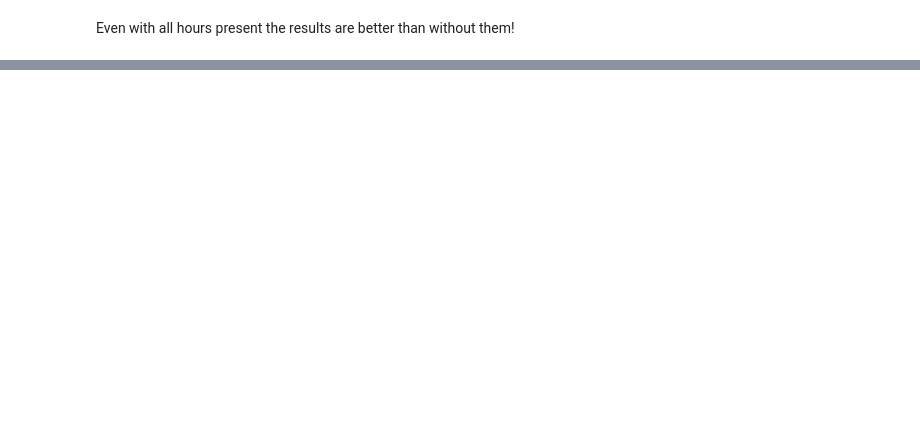
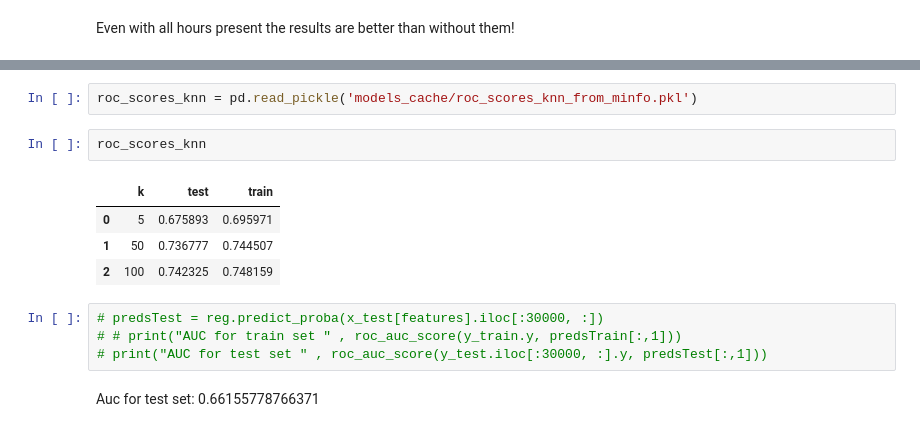
Before and after one commit to kmatusz/accidents, a Jupyter notebook: Modeling.ipynb, the cells around one changed output, grey strips where cells are left out. Cells and saved outputs as stored; diff of their text form; blank space fills up the shorter version.

```diff
--- a/Modeling.ipynb
+++ b/Modeling.ipynb
@@ -1128,0 +1284,15 @@ AUC for test set  0.714902540071862
+# %%
+roc_scores_knn = pd.read_pickle('models_cache/roc_scores_knn_from_minfo.pkl')
+# %%
+roc_scores_knn
+# %% [output]
+|  | k | test | train |
+| 0 | 5 | 0.675893 | 0.695971 |
+| 1 | 50 | 0.736777 | 0.744507 |
+| 2 | 100 | 0.742325 | 0.748159 |
+# %%
+# predsTest = reg.predict_proba(x_test[features].iloc[:30000, :])
+# # print("AUC for train set " , roc_auc_score(y_train.y, predsTrain[:,1]))
+# print("AUC for test set " , roc_auc_score(y_test.iloc[:30000, :].y, predsTest[:,1]))
+# %% [markdown]
+Auc for test set: 0.66155778766371
```
Also changed, not shown: parts of 39 cells of this notebook, 1 other file.
